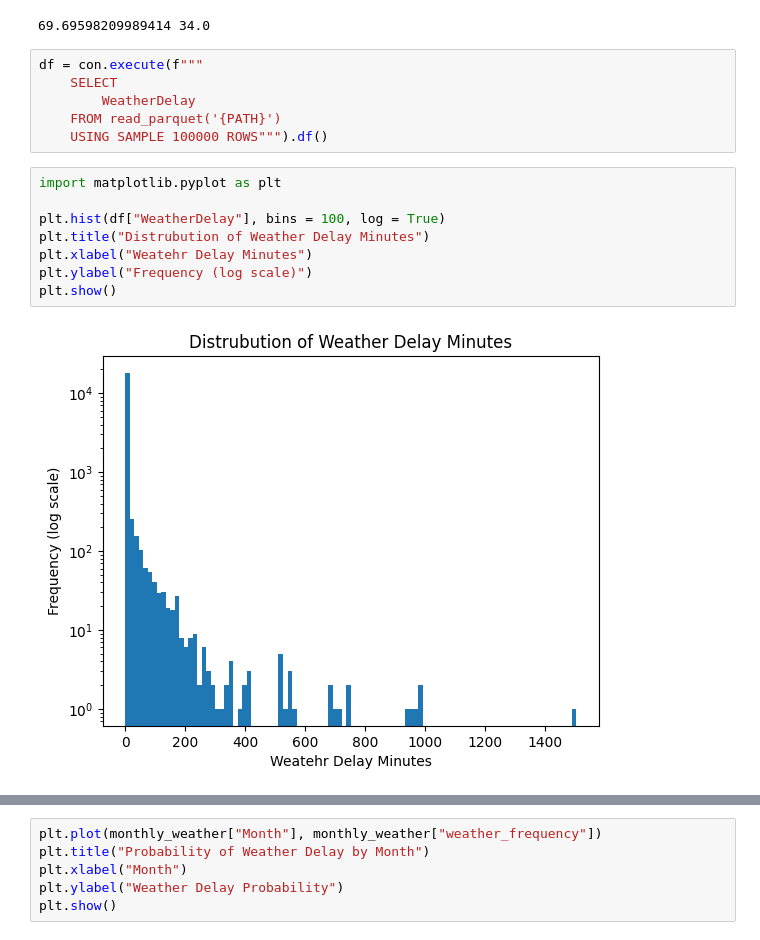
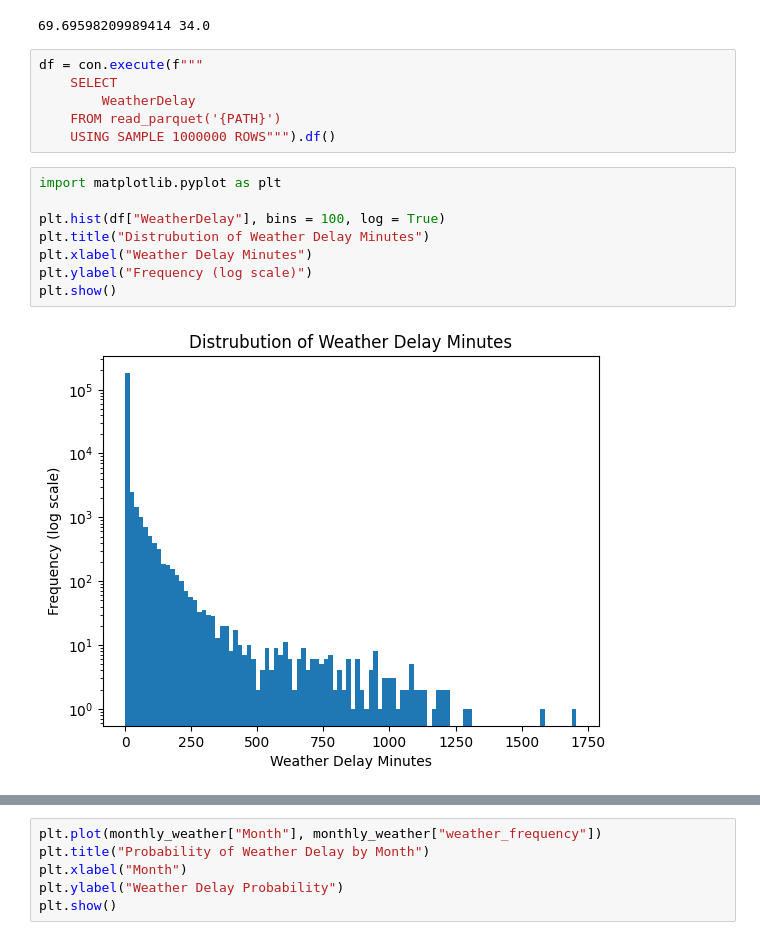
Before and after one commit to HudsonPifer1217/CSC369, a Jupyter notebook: FinalProject/WeatherEDA.ipynb, the cells around one changed output, grey strips where cells are left out. Cells and saved outputs as stored; diff of their text form.

```diff
--- a/FinalProject/WeatherEDA.ipynb
+++ b/FinalProject/WeatherEDA.ipynb
@@ -57,14 +58,14 @@ df = con.execute(f"""
     SELECT
         WeatherDelay
     FROM read_parquet('{PATH}')
-    USING SAMPLE 100000 ROWS""").df()
+    USING SAMPLE 1000000 ROWS""").df()
 # %%
 import matplotlib.pyplot as plt
 
 plt.hist(df["WeatherDelay"], bins = 100, log = True)
 plt.title("Distrubution of Weather Delay Minutes")
-plt.xlabel("Weatehr Delay Minutes")
+plt.xlabel("Weather Delay Minutes")
 plt.ylabel("Frequency (log scale)")
 plt.show()
 # %% [output]
-[figure, old version]
+[figure, new version]
```
Also changed, not shown: parts of 15 cells of this notebook, 9 other files.
